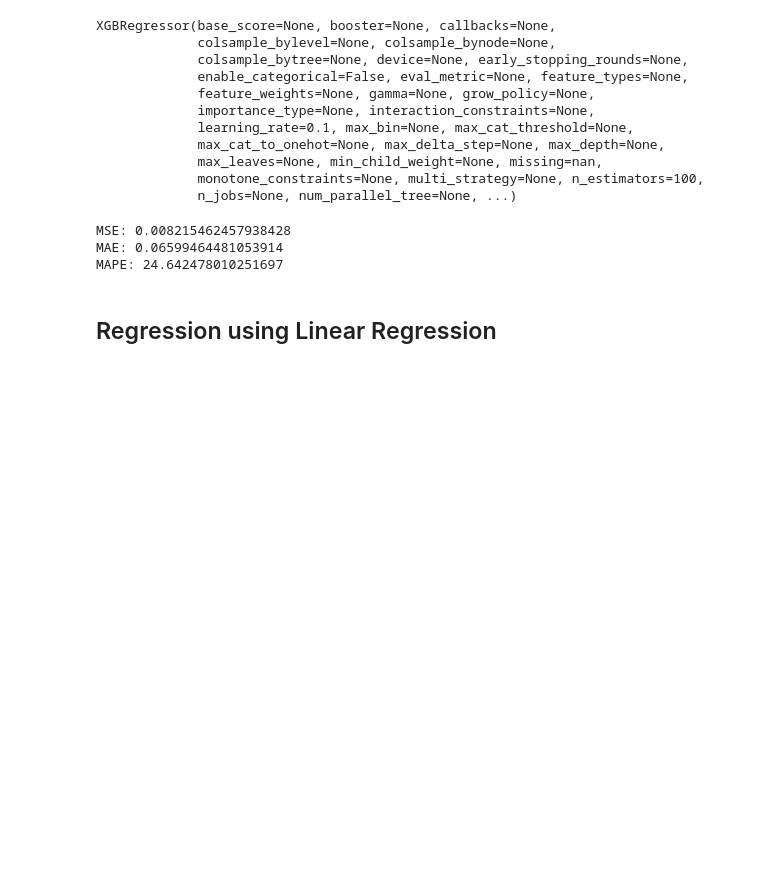
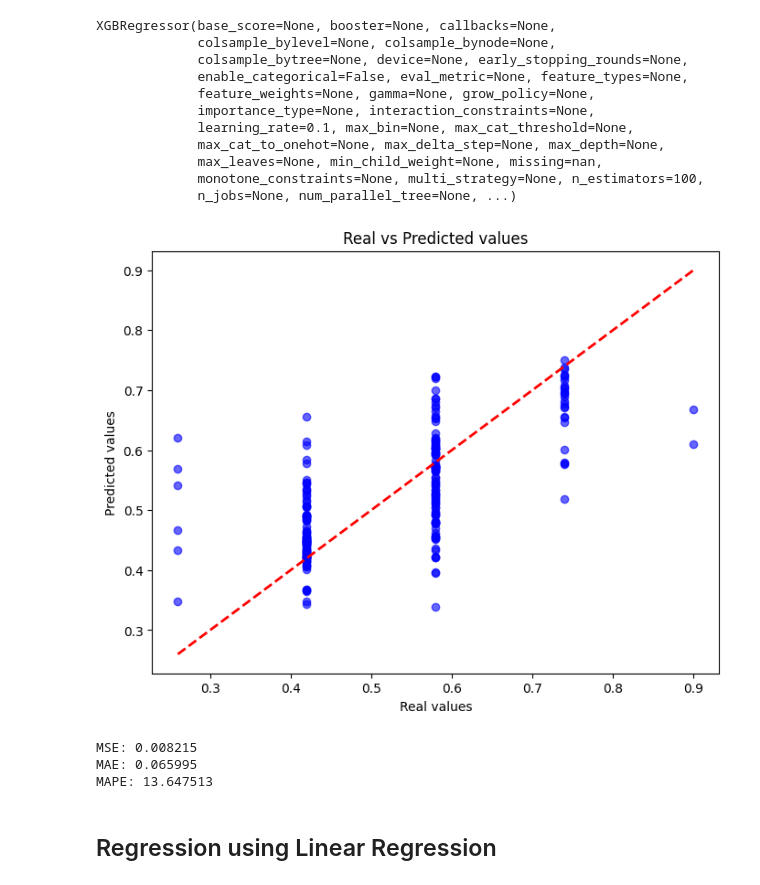
Before and after one commit to sarmijavier/Prediction-with-Supervised-Learning-Models, a Jupyter notebook: activity_1.ipynb, the cells around one changed output. Drawn from its saved outputs; the diff is of its cells as text; code cells hidden in the pictures; blank space fills up the shorter version.

```diff
--- a/activity_1.ipynb
+++ b/activity_1.ipynb
@@ -220,11 +194,12 @@ XGBRegressor(base_score=None, booster=None, callbacks=None,
              monotone_constraints=None, multi_strategy=None, n_estimators=100,
              n_jobs=None, num_parallel_tree=None, ...)
 # %%
-get_prediction('XGBboost', model, X_test, y_test, y_max, y_min)
+get_prediction('XGBboost', model, X_test, y_test, y_train, metrics, show_prediction_vs_real=True)
 # %% [output]
+[figure, added]
-MSE: 0.008215462457938428
-MAE: 0.06599464481053914
-MAPE: 24.642478010251697
+MSE: 0.008215
+MAE: 0.065995
+MAPE: 13.647513
 # %% [markdown]
 ## Regression using Linear Regression
 # %%
```
Also changed, not shown: parts of 33 cells of this notebook.
